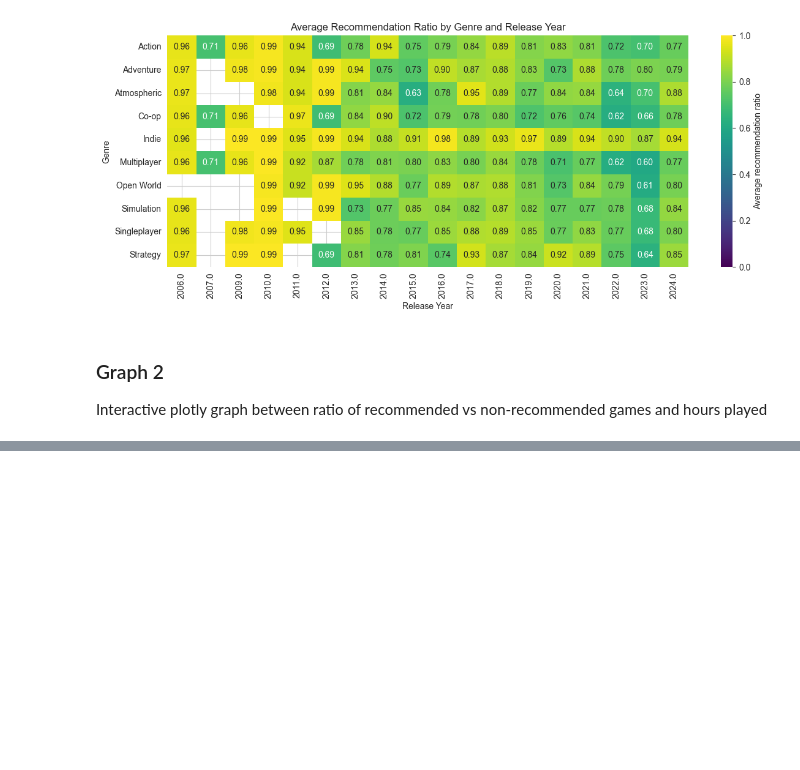
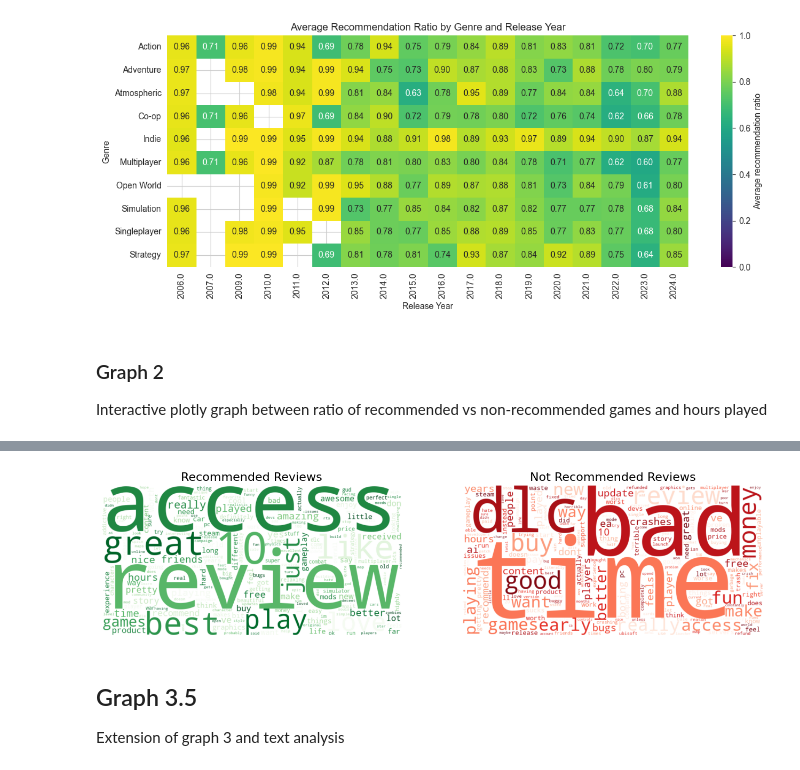
Before and after one commit to sjsu-cs133-f25/gamers-steamreviews-games, a Jupyter notebook: notebooks/05_extra.ipynb, the cells around one changed output, grey strips where cells are left out. Drawn from its saved outputs; the diff is of its cells as text; code cells hidden in the pictures; blank space fills up the shorter version.

Commit message:
Updated graphs

```diff
--- a/notebooks/05_extra.ipynb
+++ b/notebooks/05_extra.ipynb
@@ -18,7 +16,7 @@ ModuleNotFoundError: No module named 'plotly'
 # %% [markdown]
 Here's a look at our dataset one last time
 # %%
-reviews_path = '../data/Steam Game Reviews export 2025-09-20 21-34-15.csv' # Replace with the path to your reviews CSV File
+reviews_path = '../data/Steam Game Reviews export 2025-09-03 01-50-49.csv' # Replace with the path to your reviews CSV File
 game_metadata_path = '../data/games_description.csv' # Replace with path to game metadata CSV file, NOTE make sure to go to parent dir in the path
 
 
@@ -168,2 +168,22 @@ TBD
 # %%
 #TODO
+# %%
+steamdataset = steamdataset.dropna()
+# %%
+import re
+
+def remove_leading_year(text):
+    text = str(text)
+
+    # Remove a 4-digit year at the start, optional period or colon, and whitespace
+    text = re.sub(r'^\s*early access review[:.\- ]*\s*', '', text, flags=re.IGNORECASE)
+    text = re.sub(r'^\s*product received for free[:.\- ]*\s*', '', text, flags=re.IGNORECASE)
+    text = re.sub(r'^\s*product refunded[:.\- ]*\s*', '', text, flags=re.IGNORECASE)
+    text = re.sub(r'^\s*\b(19|20)\d{2}\b[:.\- ]*\s*', '', text)
+    return text
+
+steamdataset.loc[:, 'review'] = steamdataset['review'].astype(str).apply(remove_leading_year)
+# %%
+df_sample = steamdataset.groupby('recommendation').sample(frac=0.05)
+df_sample['recommendation'] = (df_sample['recommendation'] == 'Recommended').astype(int)
+df_sample = df_sample.reset_index(drop=True)
@@ -169,0 +218,28 @@ TBD
+# %%
+from wordcloud import WordCloud
+
+# Recommended
+wc_rec = WordCloud(width=800, height=400, background_color='white', colormap='Greens')
+wc_rec.generate_from_frequencies(recommended_words)
+
+# Not Recommended
+wc_not = WordCloud(width=800, height=400, background_color='white', colormap='Reds')
+wc_not.generate_from_frequencies(not_recommended_words)
+
+plt.figure(figsize=(16,8))
+plt.subplot(1,2,1)
+plt.imshow(wc_rec, interpolation='bilinear')
+plt.axis('off')
+plt.title('Recommended Reviews', fontsize=16)
+
+plt.subplot(1,2,2)
+plt.imshow(wc_not, interpolation='bilinear')
+plt.axis('off')
+plt.title('Not Recommended Reviews', fontsize=16)
+plt.show()
+# %% [output]
+[figure, added]
+# %% [markdown]
+## Graph 3.5
+
+Extension of graph 3 and text analysis
```
Also changed, not shown: parts of 13 cells of this notebook, 2 other files.
